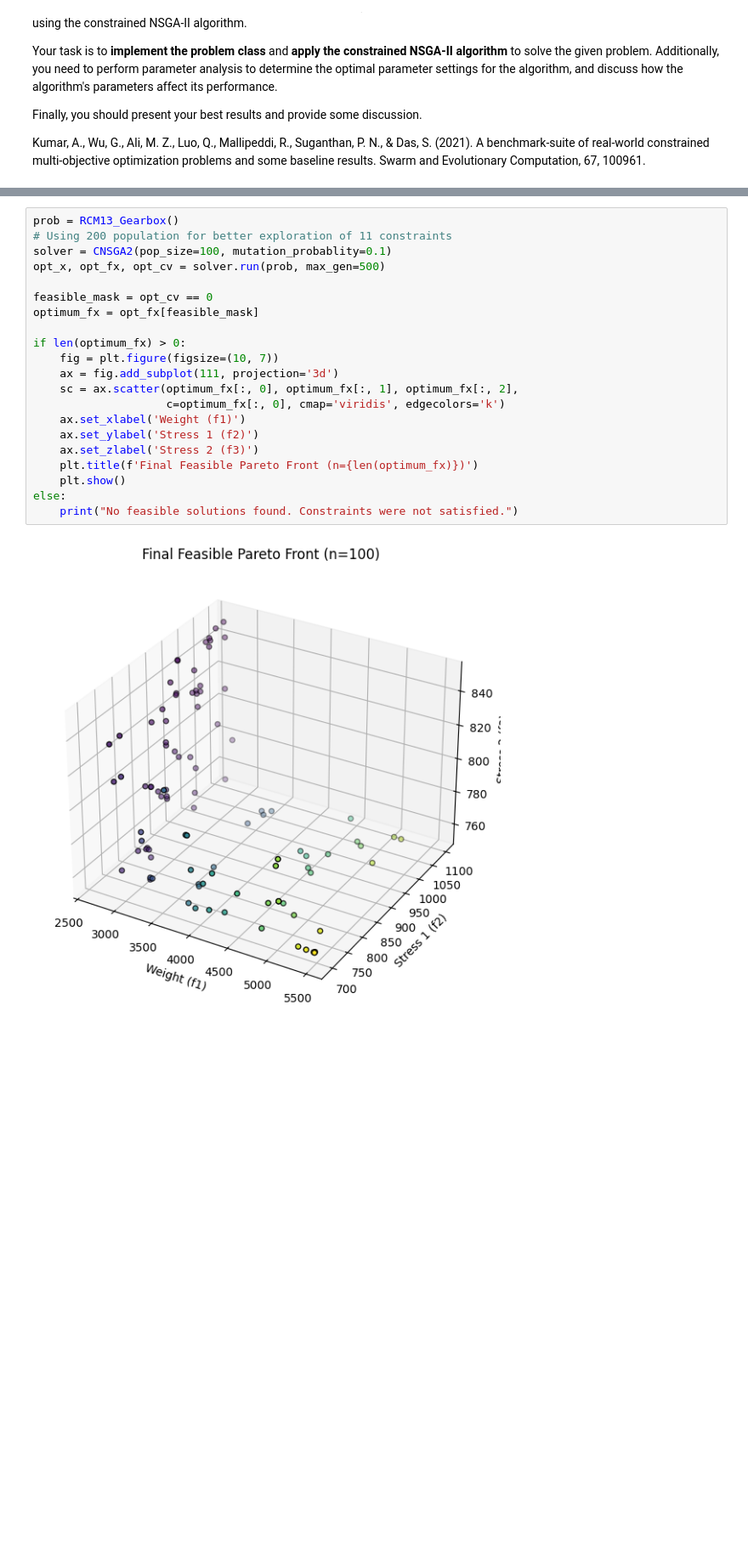
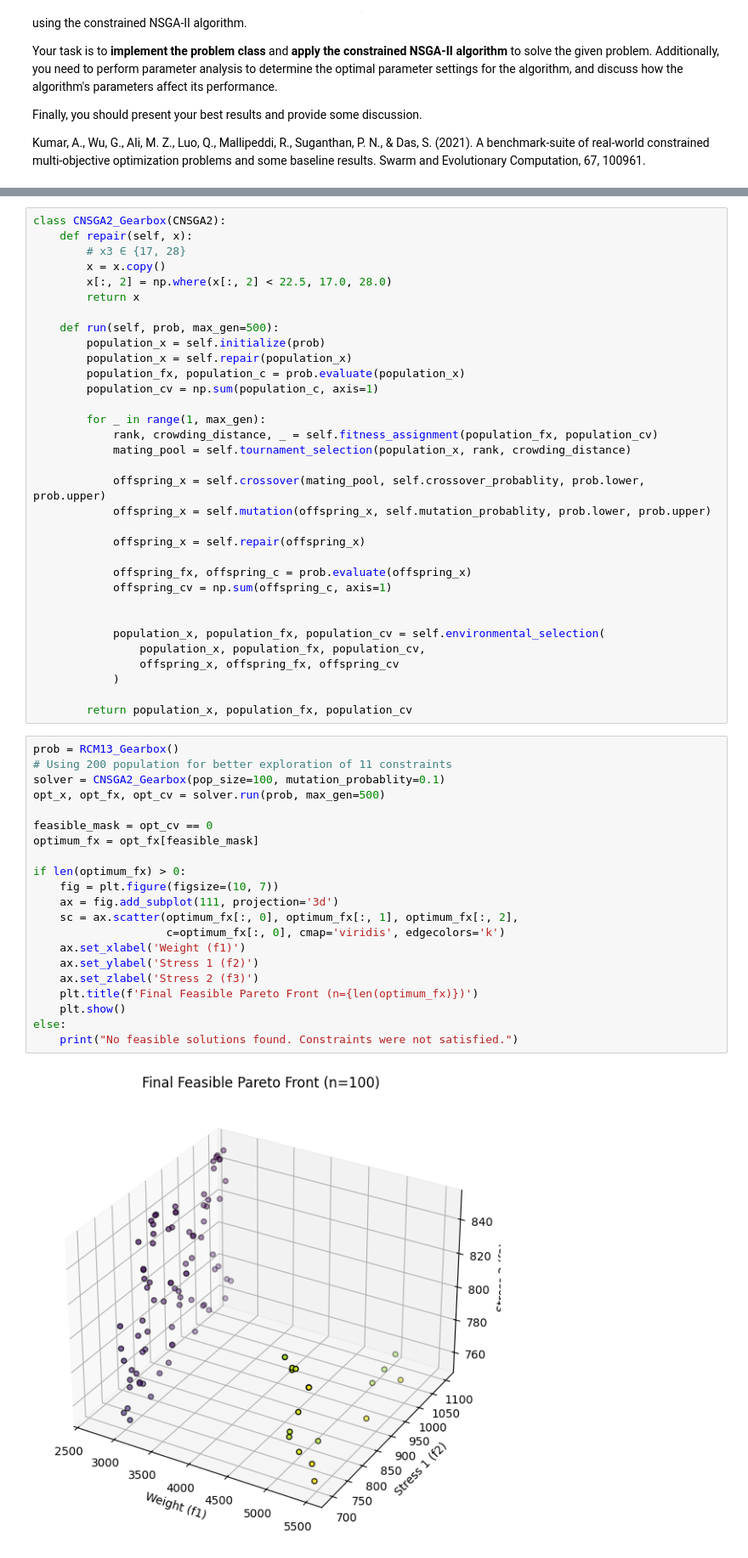
Before and after one commit to PixelByLens/CEG5302project, a Jupyter notebook: CEG5302_Group_Project.ipynb, the cells around one changed output, grey strips where cells are left out. Shown at 85% size. Drawn from its saved outputs; the diff is of its cells as text; blank space fills up the shorter version.

```diff
--- a/CEG5302_Group_Project.ipynb
+++ b/CEG5302_Group_Project.ipynb
@@ -1034,26 +1035,59 @@ Number of objectives = 3
 Number of variables = 7
 Lower bounds = [ 2.6  0.7 17.   7.3  7.3  2.9  5. ]
 Upper bounds = [ 3.6  0.8 28.   8.3  8.3  3.9  5.5]
+# %%
+class CNSGA2_Gearbox(CNSGA2):
+    def repair(self, x):
+        # x3 ∈ {17, 28}
+        x = x.copy()
+        x[:, 2] = np.where(x[:, 2] < 22.5, 17.0, 28.0)
+        return x
+
+    def run(self, prob, max_gen=500):
+        population_x = self.initialize(prob)
+        population_x = self.repair(population_x)
+        population_fx, population_c = prob.evaluate(population_x)
+        population_cv = np.sum(population_c, axis=1)
+
+        for _ in range(1, max_gen):
+            rank, crowding_distance, _ = self.fitness_assignment(population_fx, population_cv)
+            mating_pool = self.tournament_selection(population_x, rank, crowding_distance)
+
+            offspring_x = self.crossover(mating_pool, self.crossover_probablity, prob.lower, prob.upper)
+            offspring_x = self.mutation(offspring_x, self.mutation_probablity, prob.lower, prob.upper)
+
+            offspring_x = self.repair(offspring_x)
+
+            offspring_fx, offspring_c = prob.evaluate(offspring_x)
+            offspring_cv = np.sum(offspring_c, axis=1)
+
+
+            population_x, population_fx, population_cv = self.environmental_selection(
+                population_x, population_fx, population_cv,
+                offspring_x, offspring_fx, offspring_cv
+            )
+
+        return population_x, population_fx, population_cv
 # %%
 prob = RCM13_Gearbox()
 # Using 200 population for better exploration of 11 constraints
-solver = CNSGA2(pop_size=100, mutation_probablity=0.1)
+solver = CNSGA2_Gearbox(pop_size=100, mutation_probablity=0.1)
 opt_x, opt_fx, opt_cv = solver.run(prob, max_gen=500)
 
 feasible_mask = opt_cv == 0
 optimum_fx = opt_fx[feasible_mask]
 
 if len(optimum_fx) > 0:
     fig = plt.figure(figsize=(10, 7))
     ax = fig.add_subplot(111, projection='3d')
     sc = ax.scatter(optimum_fx[:, 0], optimum_fx[:, 1], optimum_fx[:, 2],
                     c=optimum_fx[:, 0], cmap='viridis', edgecolors='k')
     ax.set_xlabel('Weight (f1)')
     ax.set_ylabel('Stress 1 (f2)')
     ax.set_zlabel('Stress 2 (f3)')
     plt.title(f'Final Feasible Pareto Front (n={len(optimum_fx)})')
     plt.show()
 else:
     print("No feasible solutions found. Constraints were not satisfied.")
 # %% [output]
-[figure, old version]
+[figure, new version]
```
Also changed, not shown: parts of 1 cell of this notebook.
